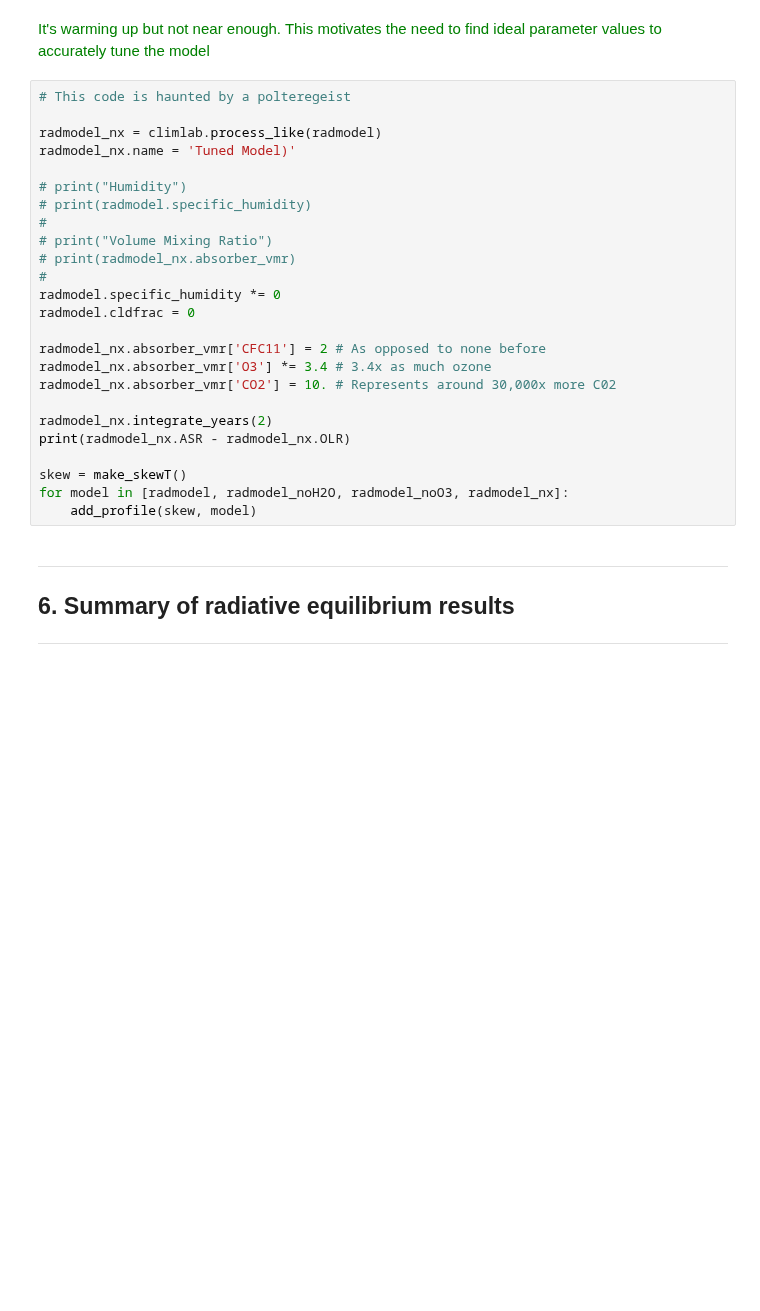
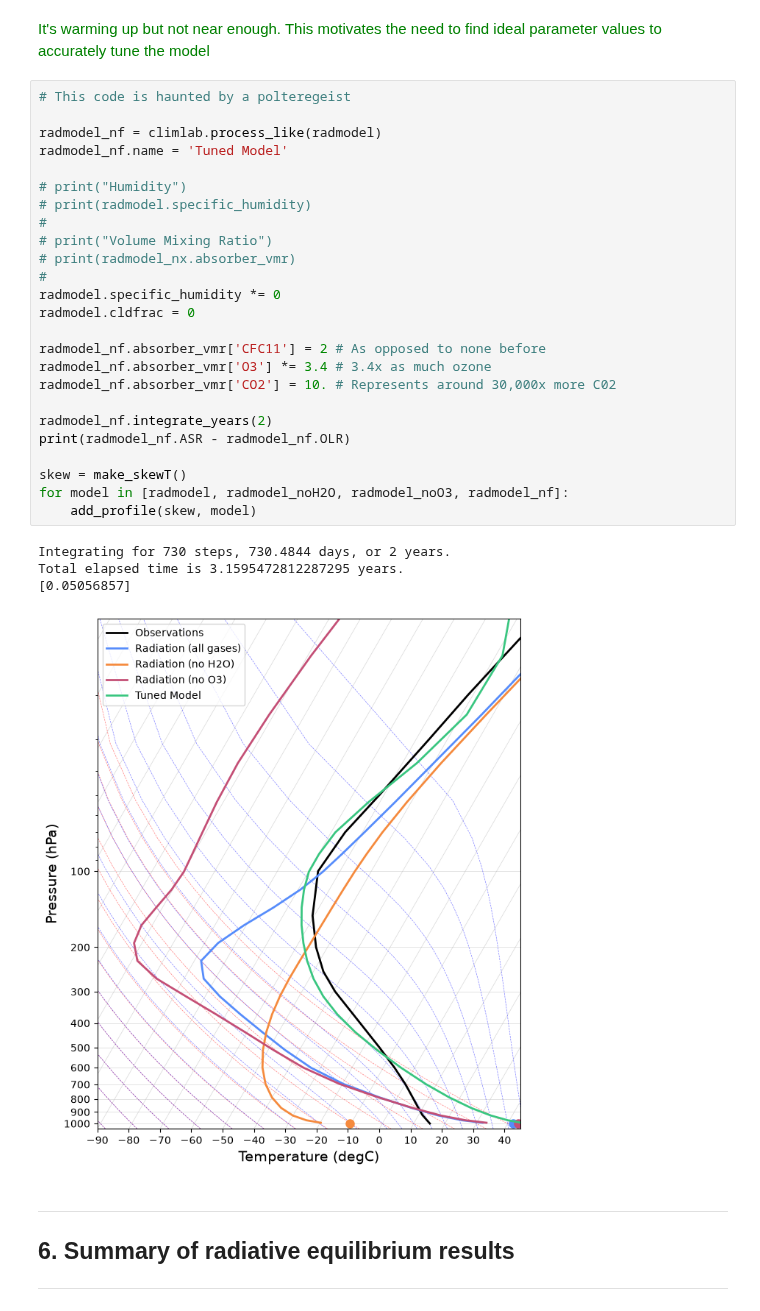
Before and after one commit to CainKlassen/PHYS-897, a Jupyter notebook: CourseWork/Lectures/radiative_equilibrium/radeq.ipynb, the cells around one changed output. Cells and saved outputs as stored; diff of their text form; blank space fills up the shorter version.

```diff
--- a/CourseWork/Lectures/radiative_equilibrium/radeq.ipynb
+++ b/CourseWork/Lectures/radiative_equilibrium/radeq.ipynb
@@ -465,28 +716,33 @@ for model in [radmodel, radmodel_noH2O, radmodel_noO3, radmodel_doubleO3]:
 # %%
 # This code is haunted by a polteregeist
 
-radmodel_nx = climlab.process_like(radmodel)
-radmodel_nx.name = 'Tuned Model)'
+radmodel_nf = climlab.process_like(radmodel)
+radmodel_nf.name = 'Tuned Model'
 
 # print("Humidity")
 # print(radmodel.specific_humidity)
 #
 # print("Volume Mixing Ratio")
 # print(radmodel_nx.absorber_vmr)
 #
 radmodel.specific_humidity *= 0
 radmodel.cldfrac = 0
 
-radmodel_nx.absorber_vmr['CFC11'] = 2 # As opposed to none before
-radmodel_nx.absorber_vmr['O3'] *= 3.4 # 3.4x as much ozone
-radmodel_nx.absorber_vmr['CO2'] = 10. # Represents around 30,000x more C02
+radmodel_nf.absorber_vmr['CFC11'] = 2 # As opposed to none before
+radmodel_nf.absorber_vmr['O3'] *= 3.4 # 3.4x as much ozone
+radmodel_nf.absorber_vmr['CO2'] = 10. # Represents around 30,000x more C02
 
-radmodel_nx.integrate_years(2)
-print(radmodel_nx.ASR - radmodel_nx.OLR)
+radmodel_nf.integrate_years(2)
+print(radmodel_nf.ASR - radmodel_nf.OLR)
 
 skew = make_skewT()
-for model in [radmodel, radmodel_noH2O, radmodel_noO3, radmodel_nx]:
+for model in [radmodel, radmodel_noH2O, radmodel_noO3, radmodel_nf]:
     add_profile(skew, model)
+# %% [output]
+Integrating for 730 steps, 730.4844 days, or 2 years.
+Total elapsed time is 3.1595472812287295 years.
+[0.05056857]
+[figure, added]
 # %% [markdown]
 ____________
 
```
Also changed, not shown: parts of 49 cells of this notebook.
